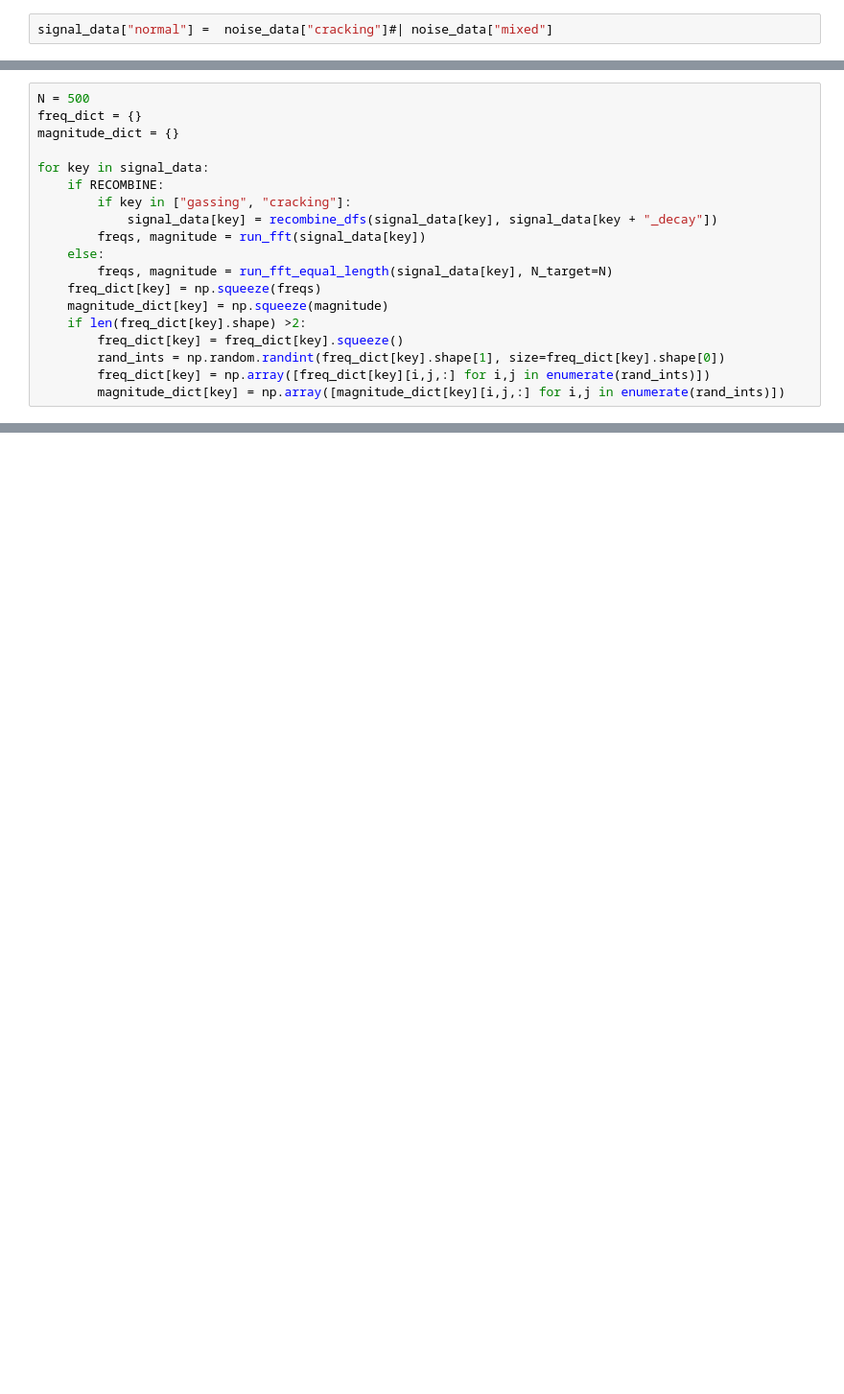
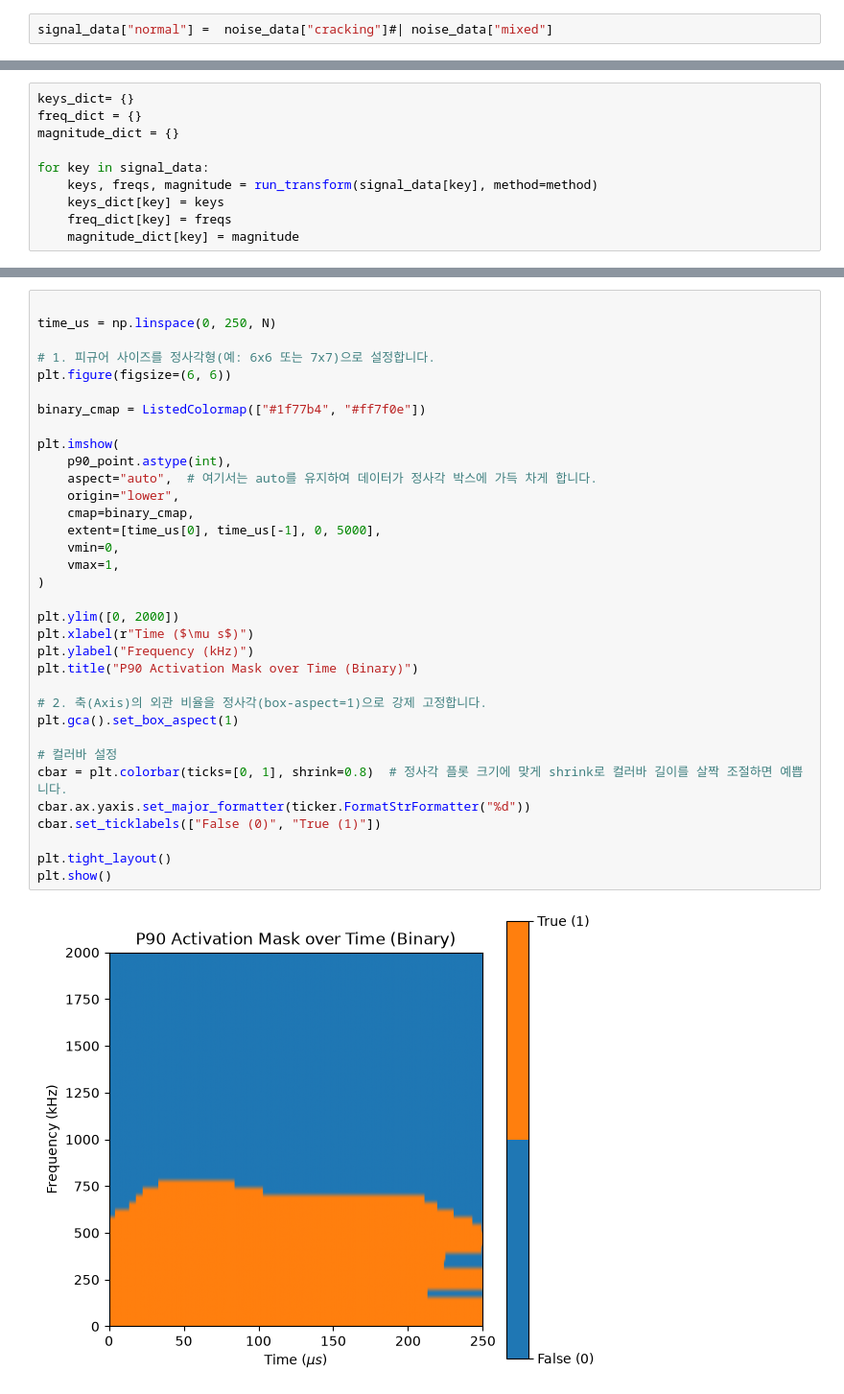
Before and after one commit to ywkim09/Battery_Diagnosis_Using_AE, a Jupyter notebook: data_analysis_fourier.ipynb, the cells around one changed output, grey strips where cells are left out. Shown at 96% size. Saved outputs shown, nothing was run; the diff lists cells and outputs as text; blank space fills up the shorter version.

```diff
--- a/data_analysis_fourier.ipynb
+++ b/data_analysis_fourier.ipynb
@@ -292,19 +246,10 @@ def run_transform_equal_length(input_dict, N_target=362, method='fft', **kwargs)
 # %%
-N = 500
+keys_dict= {}
 freq_dict = {}
 magnitude_dict = {}
 
 for key in signal_data:
-    if RECOMBINE:
-        if key in ["gassing", "cracking"]:
-            signal_data[key] = recombine_dfs(signal_data[key], signal_data[key + "_decay"])
-        freqs, magnitude = run_fft(signal_data[key])
-    else:
-        freqs, magnitude = run_fft_equal_length(signal_data[key], N_target=N)
-    freq_dict[key] = np.squeeze(freqs)
-    magnitude_dict[key] = np.squeeze(magnitude)
-    if len(freq_dict[key].shape) >2:
-        freq_dict[key] = freq_dict[key].squeeze()
-        rand_ints = np.random.randint(freq_dict[key].shape[1], size=freq_dict[key].shape[0])
-        freq_dict[key] = np.array([freq_dict[key][i,j,:] for i,j in enumerate(rand_ints)])
-        magnitude_dict[key] = np.array([magnitude_dict[key][i,j,:] for i,j in enumerate(rand_ints)])
+    keys, freqs, magnitude = run_transform(signal_data[key], method=method)
+    keys_dict[key] = keys
+    freq_dict[key] = freqs
+    magnitude_dict[key] = magnitude
@@ -367,3 +389,39 @@ np.float64(60.00000000000066)
+# %%
+
+time_us = np.linspace(0, 250, N)
+
+# 1. 피규어 사이즈를 정사각형(예: 6x6 또는 7x7)으로 설정합니다.
+plt.figure(figsize=(6, 6))
+
+binary_cmap = ListedColormap(["#1f77b4", "#ff7f0e"])
+
+plt.imshow(
+    p90_point.astype(int),
+    aspect="auto",  # 여기서는 auto를 유지하여 데이터가 정사각 박스에 가득 차게 합니다.
+    origin="lower",
+    cmap=binary_cmap,
+    extent=[time_us[0], time_us[-1], 0, 5000],
+    vmin=0,
+    vmax=1,
+)
+
+plt.ylim([0, 2000])
+plt.xlabel(r"Time ($\mu s$)")
+plt.ylabel("Frequency (kHz)")
+plt.title("P90 Activation Mask over Time (Binary)")
+
+# 2. 축(Axis)의 외관 비율을 정사각(box-aspect=1)으로 강제 고정합니다.
+plt.gca().set_box_aspect(1)
+
+# 컬러바 설정
+cbar = plt.colorbar(ticks=[0, 1], shrink=0.8)  # 정사각 플롯 크기에 맞게 shrink로 컬러바 길이를 살짝 조절하면 예쁩니다.
+cbar.ax.yaxis.set_major_formatter(ticker.FormatStrFormatter("%d"))
+cbar.set_ticklabels(["False (0)", "True (1)"])
+
+plt.tight_layout()
+plt.show()
+# %% [output]
+[figure, added]
 # %%
 confirmed_classes = [key for key in signal_data if key.split('_')[0] != 'mixed' and key.split('_')[-1] != 'decay']
 # confirmed_classes = [key for key in signal_data if key.split('_')[0] != 'mixed' ] #여기변경
```
Also changed, not shown: parts of 43 cells of this notebook, 8 other files.
